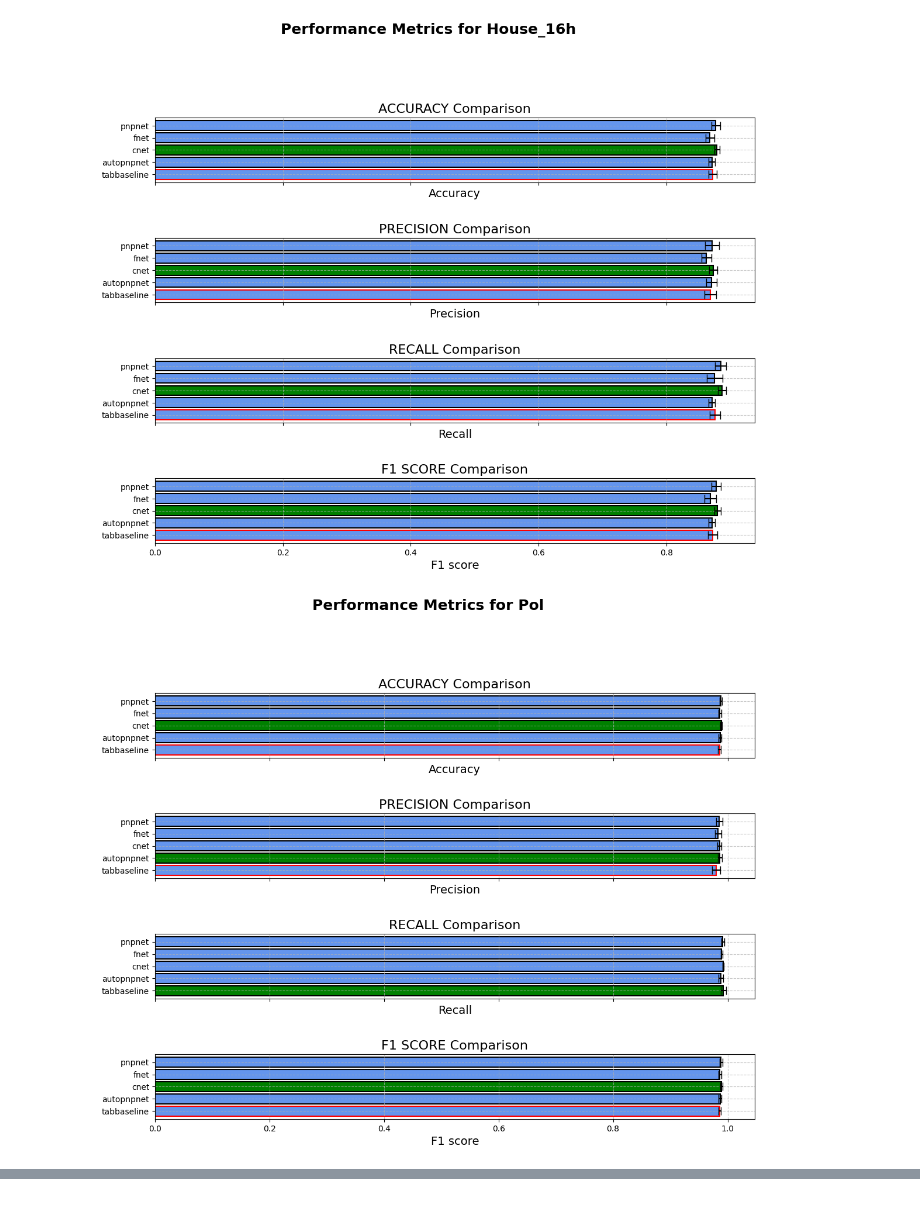
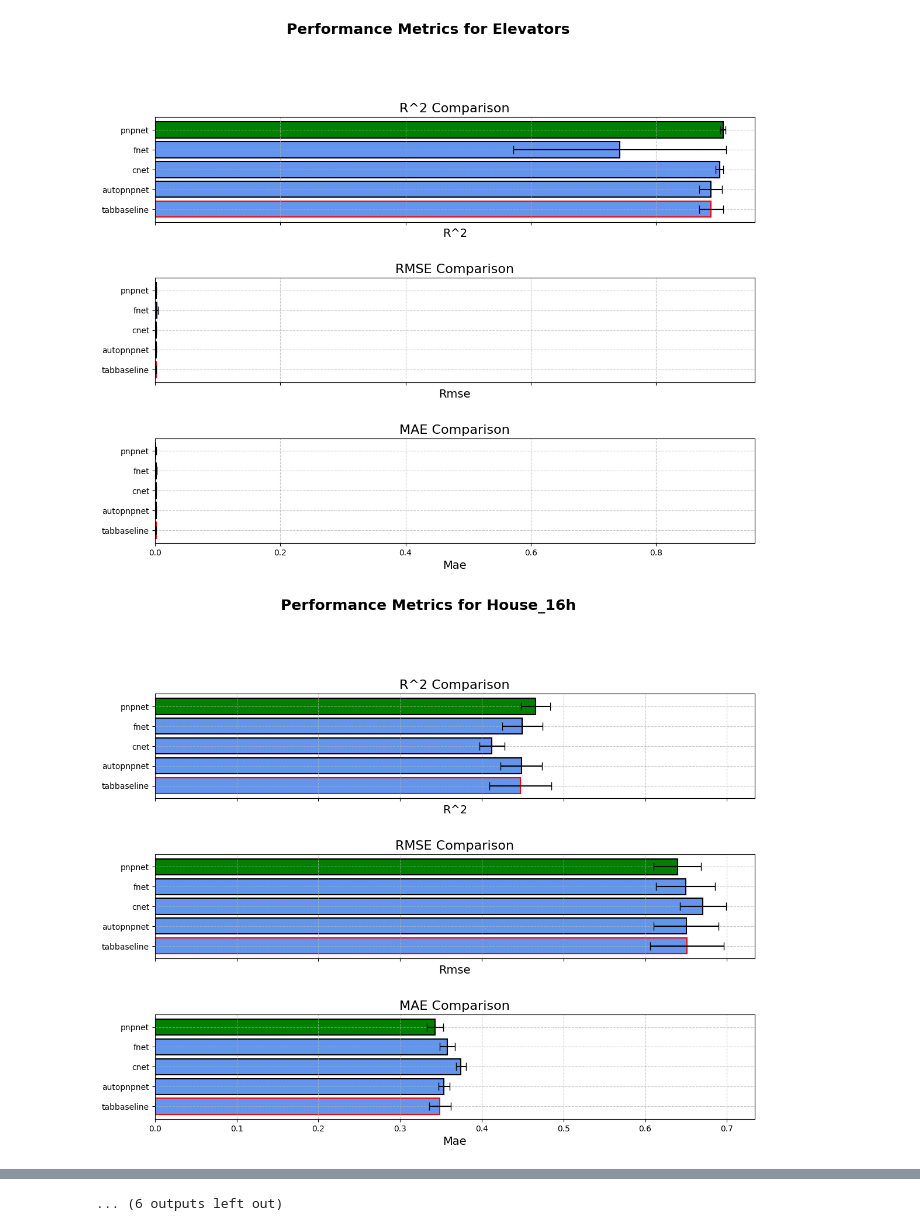
Before and after one commit to matteo-rizzo/brew-ai, a Jupyter notebook: notebooks/results-analysis.ipynb, the cells around one changed output, grey strips where cells are left out. Drawn from its saved outputs; the diff is of its cells as text; code cells hidden in the pictures.

Commit message:
printing improvements

```diff
--- a/notebooks/results-analysis.ipynb
+++ b/notebooks/results-analysis.ipynb
@@ -7,14 +7,13 @@ import matplotlib.pyplot as plt
 import pandas as pd
 
 # Constants
-TASK = "clf"
+TASK = "reg"
 DATA_TYPE = "num"
 EXPERIMENT_ID = f"benchmark_{DATA_TYPE}_{TASK}"
 LOG_DIR = os.path.join("..", "results", EXPERIMENT_ID)
 REGRESSION_METRICS = ["R^2", "RMSE", "MAE"]
 CLASSIFICATION_METRICS = ["Accuracy", "Precision", "Recall", "F1 Score"]
 METRICS = REGRESSION_METRICS if TASK == "reg" else CLASSIFICATION_METRICS
-
 
 # Utility Functions
 def load_metrics(json_path):
@@ -25,7 +24,6 @@ def load_metrics(json_path):
     except (json.JSONDecodeError, FileNotFoundError) as e:
         print(f"Error loading {json_path}: {e}")
         return {}
-
 
 def aggregate_metrics(log_dir):
     """Aggregate metrics from all experiment folders."""
@@ -48,7 +46,6 @@ def aggregate_metrics(log_dir):
     std_summary_df = pd.DataFrame([s[1] for s in summary])
     return avg_summary_df, std_summary_df
 
-
 def calculate_percentage_improvement(best_value, baseline_value, metric):
     """Calculate the percentage improvement for a metric, accounting for direction of better values."""
     if baseline_value == 0:
@@ -56,9 +53,10 @@ def calculate_percentage_improvement(best_value, baseline_value, metric):
     improvement = (best_value - baseline_value) / abs(baseline_value) * 100
     return improvement if metric in ["R^2"] + CLASSIFICATION_METRICS else -improvement
 
+def print_and_save_percentage_improvements(avg_summary_df, baseline_model="tabbaseline"):
+    """Print percentage improvements and save them to a CSV file."""
+    improvement_data = []  # List to store improvement results for CSV saving
 
-def print_percentage_improvements(avg_summary_df, baseline_model="tabbaseline"):
-    """Print percentage improvements for each top-performing model relative to the baseline."""
     for dataset, data in avg_summary_df.groupby("dataset"):
         baseline_row = data[data["model"] == baseline_model]
         if baseline_row.empty:
@@ -67,6 +65,7 @@ def print_percentage_improvements(avg_summary_df, baseline_model="tabbaseline"):
 
         print(f"\nDataset: {dataset}")
         baseline_row = baseline_row.iloc[0]
+
         for metric in METRICS:
             baseline_value = baseline_row[metric]
             best_row = data.loc[
@@ -75,8 +74,18 @@ def print_percentage_improvements(avg_summary_df, baseline_model="tabbaseline"):
 
             if best_model != baseline_model:
                 improvement = calculate_percentage_improvement(best_value, baseline_value, metric)
+                improvement_data.append({
+                    "dataset": dataset,
+                    "metric": metric,
+                    "best_model": best_model,
+                    "baseline_model": baseline_model,
+                    "improvement_percentage": improvement
+                })
                 print(f"  {metric} - {best_model} improvement over {baseline_model}: {improvement:.2f}%")
 
+    # Save the improvement data to a CSV file
+    improvement_df = pd.DataFrame(improvement_data)
+    improvement_df.to_csv(f"improvement_summary_{EXPERIMENT_ID}.csv", index=False)
 
 def get_colors_and_edges(models, best_idx, highlight_model="tabbaseline"):
     """Assign colors and edge colors for models, highlighting best and baseline models."""
@@ -92,7 +101,6 @@ def get_colors_and_edges(models, best_idx, highlight_model="tabbaseline"):
             colors.append('cornflowerblue')
             edges.append('black')
     return colors, edges
-
 
 def plot_metrics_per_dataset(avg_summary_df, std_summary_df):
     """Plot R^2, RMSE, and MAE metrics with error bars for each dataset."""
@@ -131,7 +139,6 @@ def plot_metrics_per_dataset(avg_summary_df, std_summary_df):
         plt.tight_layout(pad=3.0, rect=[0, 0, 1, 0.95])
         plt.show()
 
-
 def count_top_models(avg_summary_df, baseline_model="tabbaseline"):
     """Count top-performing models across datasets, excluding the baseline model."""
     top_counts = {metric: {} for metric in METRICS}
@@ -149,7 +156,6 @@ def count_top_models(avg_summary_df, baseline_model="tabbaseline"):
     totals = {metric: sum(counts.values()) for metric, counts in top_counts.items()}
     return top_counts, totals, total_datasets
 
-
 # Run the analysis
 if __name__ == "__main__":
     avg_summary_df, std_summary_df = aggregate_metrics(LOG_DIR)
@@ -165,7 +171,7 @@ if __name__ == "__main__":
         print(f"  Total non-baseline top performers for {metric}: {totals[metric]}/{total_datasets} datasets")
 
     print("\nPercentage improvements of top-performing models relative to the baseline:")
-    print_percentage_improvements(avg_summary_df)
+    print_and_save_percentage_improvements(avg_summary_df)
 
     avg_summary_df.to_csv(f"summary_{EXPERIMENT_ID}.csv", index=False)
     plot_metrics_per_dataset(avg_summary_df, std_summary_df)
@@ -197,2 +203,2 @@ Dataset: pol
-[figure, old version]
+[figure, new version]
-[figure, old version]
+[figure, new version]
@@ -198,0 +207 @@ Dataset: pol
+... (6 outputs left out)
```
Also changed, not shown: parts of 1 cell of this notebook, 2 other files.
